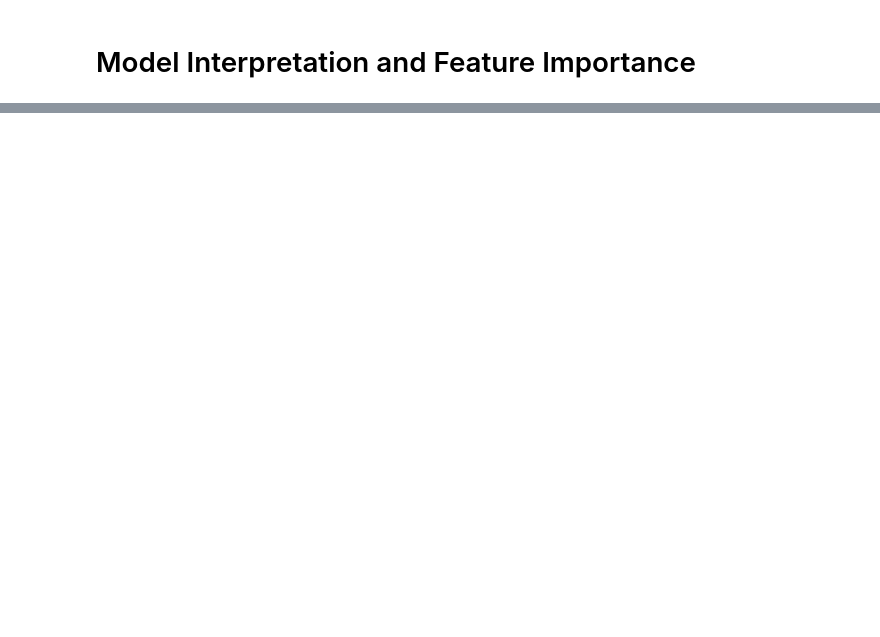
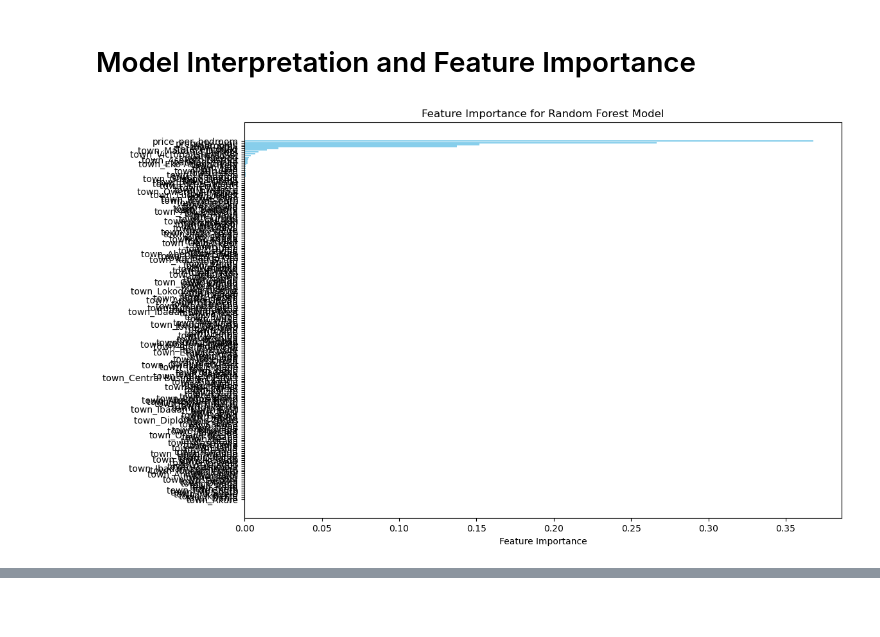
Before and after one commit to Johnnysnipes90/Nigeria-Housing-Price-Prediction, a Jupyter notebook: Notebook/notebook.ipynb, the cells around one changed output, grey strips where cells are left out. Cells and saved outputs as stored; diff of their text form; code cells hidden in the pictures; blank space fills up the shorter version.

```diff
--- a/Notebook/notebook.ipynb
+++ b/Notebook/notebook.ipynb
@@ -623,15 +649,21 @@ joblib.dump(best_rf_model, './model/best_rf_model.pkl')
 # %% [markdown]
 # Model Interpretation and Feature Importance
 # %%
-import matplotlib.pyplot as plt
-
 feature_importances = best_rf_model.feature_importances_
 features = X_train.columns  # Assumes X_train is a DataFrame
-importance_df = pd.DataFrame({'Feature': features, 'Importance': feature_importances}).sort_values(by='Importance', ascending=False)
+# importance_df = pd.DataFrame({'Feature': features, 'Importance': feature_importances}).sort_values(by='Importance', ascending=False)
 
-plt.figure(figsize=(10, 6))
-plt.barh(importance_df['Feature'], importance_df['Importance'])
+
+
+
+# Sort by importance and select all features
+importance_df = importance_df.sort_values(by='Importance', ascending=True)  # Sort for a horizontal bar plot
+
+plt.figure(figsize=(12, 8))  # Increase the figure size
+plt.barh(importance_df['Feature'], importance_df['Importance'], color='skyblue')
 plt.xlabel('Feature Importance')
 plt.title('Feature Importance for Random Forest Model')
-plt.gca().invert_yaxis()
+plt.yticks(fontsize=10)  # Reduce font size for y-ticks if needed
 plt.show()
+# %% [output]
+[figure, added]
```
Also changed, not shown: parts of 2 cells of this notebook.
